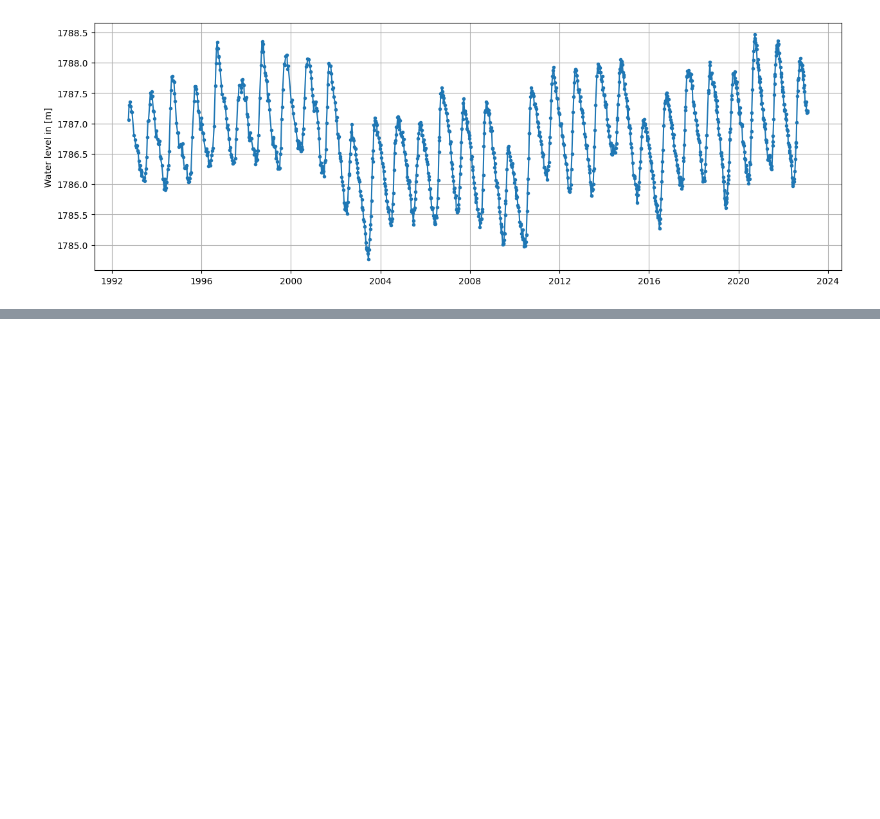
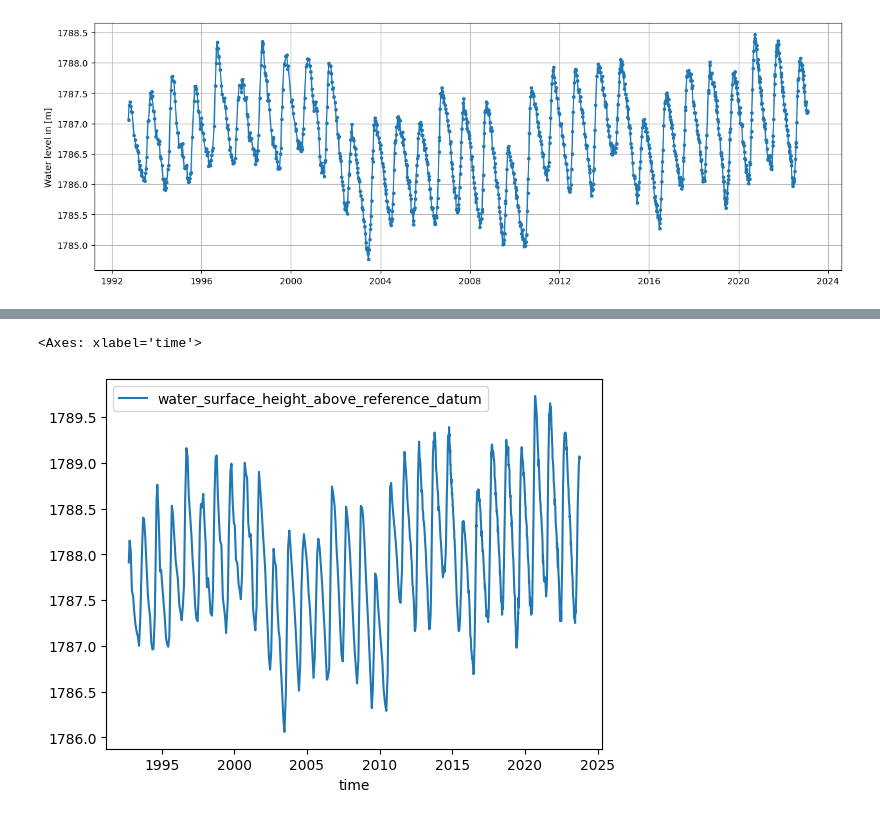
Before and after one commit to EOAfrica/f2f-course-TanzaniaOct23, a Jupyter notebook: waterlevel/EOAfrica_WaterLevel_ex02_RadarAlt_Dahiti_Hydroweb_waterlevels.ipynb, the cells around one changed output, grey strips where cells are left out. Saved outputs shown, nothing was run; the diff lists cells and outputs as text; code cells hidden in the pictures; blank space fills up the shorter version.

Commit message:
addded hydroweb example to second exercise

```diff
--- a/waterlevel/EOAfrica_WaterLevel_ex02_RadarAlt_Dahiti_waterlevels.ipynb
+++ b/waterlevel/EOAfrica_WaterLevel_ex02_RadarAlt_Dahiti_Hydroweb_waterlevels.ipynb
@@ -51,0 +100,19 @@ What next?
+# %%
+from getpass import getpass
+
+# change this to your username
+username="r.rietbroek@utwente.nl"
+
+if not password:
+    password = getpass("please type hydroweb your password")
+
+products="L_tana"
+url=drafturl(username,password,products)
+
+
+#download a csv file
+fileout=f"../data/hydroweb_{products}.json"
+with open(fileout,'wb') as fid:
+    print("downloading data")
+    req=requests.get(url)
+    fid.write(req.content)
@@ -51,0 +121,15 @@ What next?
+# %%
+# df=pd.read_csv(fileout,delimiter=";")
+# display(df)
+
+def read_hydrowebfile(file):
+    with open(file,'rb') as fid:
+        hydrowebdict=json.loads(fid.read())
+
+    df=pd.DataFrame.from_records(hydrowebdict["data"])
+    # Convert the datetime strings to actual datetime object so we can use them in plots etc
+    df['datetime']=pd.to_datetime(hydrowebdf['datetime'])
+    return df
+# %%
+hydrowebdf=read_hydrowebfile(fileout)
+display(hydrowebdf)
@@ -51,0 +150,5 @@ What next?
+# %%
+hydrowebdf.plot(x="time",y="water_surface_height_above_reference_datum")
+# %% [output]
+<Axes: xlabel='time'>
+[figure, added]
```
Also changed, not shown: parts of 9 cells of this notebook.
